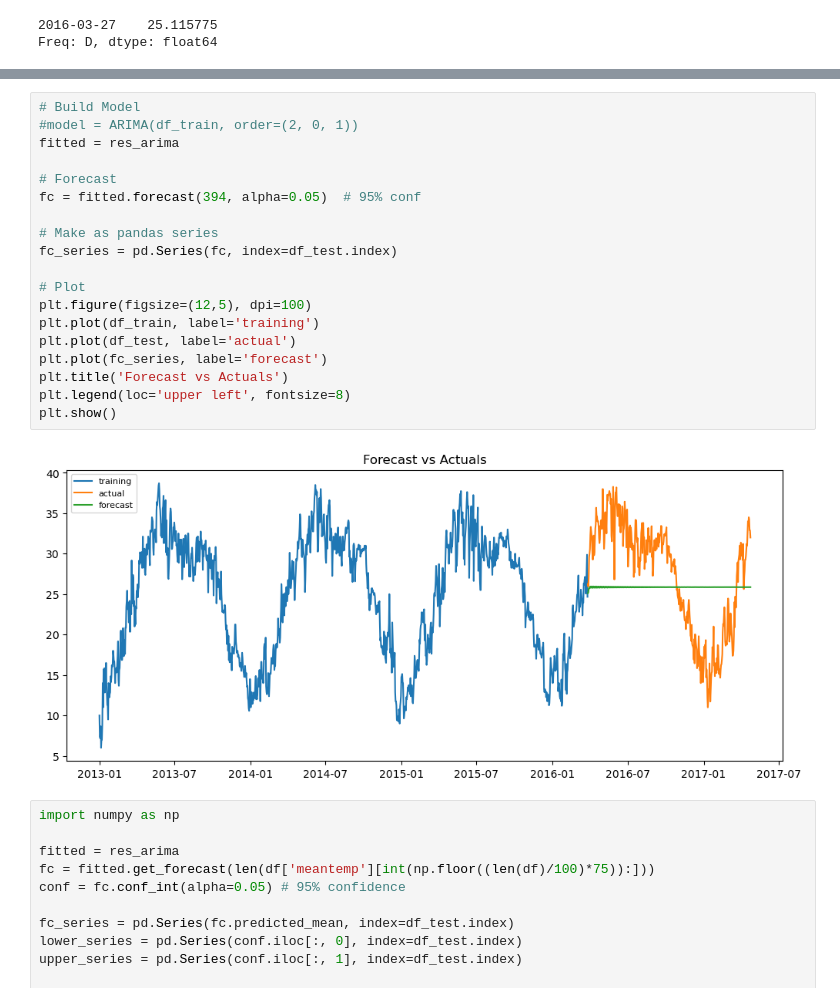
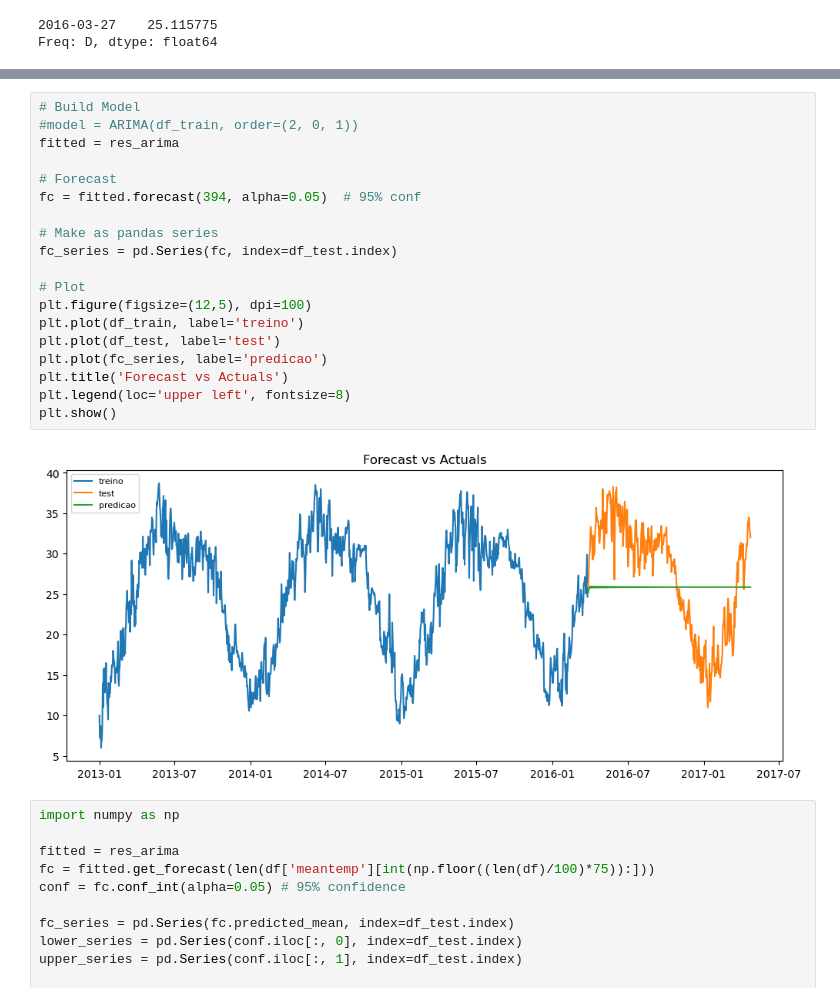
Before and after one commit to lucascouri2/residencia-st, a Jupyter notebook: Relatorio.ipynb, the cells around one changed output, grey strips where cells are left out. Saved outputs shown, nothing was run; the diff lists cells and outputs as text.

```diff
--- a/Relatorio.ipynb
+++ b/Relatorio.ipynb
@@ -253,24 +237,24 @@ plt.legend()
 # %%
 # Build Model
 #model = ARIMA(df_train, order=(2, 0, 1))
 fitted = res_arima
 
 # Forecast
 fc = fitted.forecast(394, alpha=0.05)  # 95% conf
 
 # Make as pandas series
 fc_series = pd.Series(fc, index=df_test.index)
 
 # Plot
 plt.figure(figsize=(12,5), dpi=100)
-plt.plot(df_train, label='training')
-plt.plot(df_test, label='actual')
-plt.plot(fc_series, label='forecast')
+plt.plot(df_train, label='treino')
+plt.plot(df_test, label='test')
+plt.plot(fc_series, label='predicao')
 plt.title('Forecast vs Actuals')
 plt.legend(loc='upper left', fontsize=8)
 plt.show()
 # %% [output]
-[figure, old version]
+[figure, new version]
 # %%
 import numpy as np
 
```
Also changed, not shown: parts of 50 cells of this notebook.
